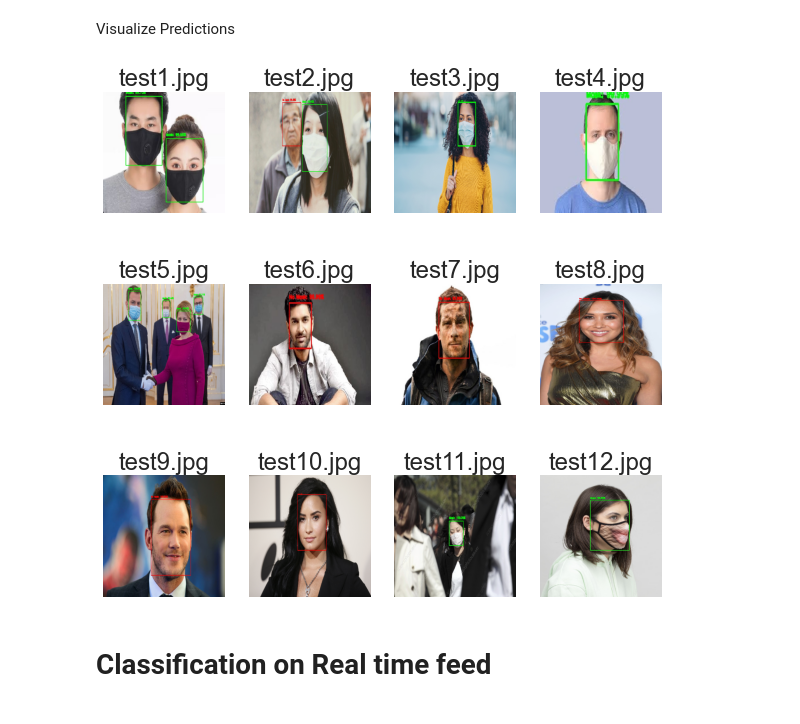
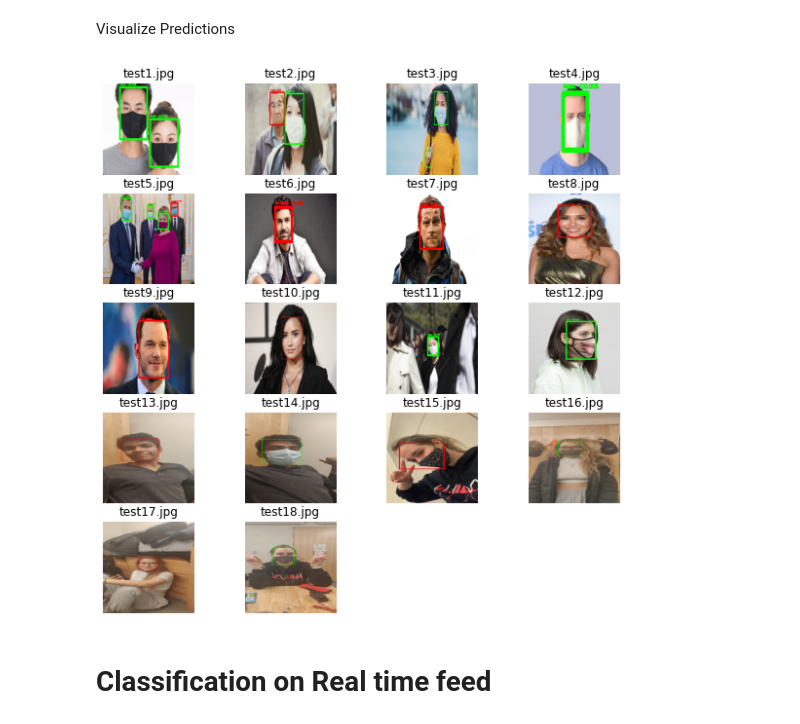
Before and after one commit to shinjinighosh/Mask-Manager, a Jupyter notebook: Medical_Mask_Detection.ipynb, the cells around one changed output. Saved outputs shown, nothing was run; the diff lists cells and outputs as text; code cells hidden in the pictures.

```diff
--- a/Medical_Mask_Detection.ipynb
+++ b/Medical_Mask_Detection.ipynb
@@ -550,13 +554,15 @@ Enter the path:
+# %%
+PATH_FACEDETECTOR = "resnet_ssd_facedetector"
 # %% [markdown]
 Load face detector files and mask classification model
 # %%
 model = "maskdetector.model"
-confidence_min = 0.5
+confidence_min = 0.25
 
 # load face detector model from disk
 print("[INFO] Loading face detector model...")
-prototxtPath = os.path.sep.join([PATH_FACEDETECTOR, "deploy.prototxt"])
-weightsPath = os.path.sep.join([PATH_FACEDETECTOR,"res10_300x300_ssd_iter_140000.caffemodel"])
+prototxtPath = os.path.sep.join([ROOT_DIR, PATH_FACEDETECTOR, "deploy.prototxt"])
+weightsPath = os.path.sep.join([ROOT_DIR, PATH_FACEDETECTOR,"res10_300x300_ssd_iter_140000.caffemodel"])
 net = cv2.dnn.readNet(prototxtPath, weightsPath)
 
 # load the face mask detector model from disk
@@ -568,7 +574,8 @@ model = load_model(model)
 # %% [markdown]
 Load image and construct blob
 # %%
-image = cv2.imread("testing\\test3.jpg")
+temp_path = os.path.sep.join([ROOT_DIR, "testing", "test15.jpg"])
+image = cv2.imread(temp_path)
 original = image.copy()
 (h, w) = image.shape[:2]
 
@@ -630,22 +667,22 @@ cv2.destroyAllWindows()
 # %% [markdown]
 Visualize Predictions
 # %%
-images = [r"C:\Users\madan\Projects\SummerTraining\Project\Medical_Mask_Detection\Output_test\test"+str(i)+".jpg" for i in range(1, 13)]
+images = [ROOT_DIR+"/Output_test/test"+str(i)+".jpg" for i in range(1, num_test_images)]
 
 # Setup the figure
 plt.figure(figsize=(10, 10))
-for i in range(1, 13):
+for i in range(1, num_test_images):
     # Create subplots (5 rows, 5 columns)
-    ax = plt.subplot(3, 4, i)
+    ax = plt.subplot(5, 4, i)
     # Display an image
     plt.imshow(load_img(images[i-1], target_size=(400, 400)))
     # Add the image label as the title
-    plt.title(images[i-1].split("\\")[-1])
+    plt.title(images[i-1].split("/")[-1])
     # Turn the grid lines off
     plt.axis("off")
 plt.savefig("collage.png")
 # %% [output]
-[figure, old version]
+[figure, new version]
 # %% [markdown]
 # Classification on Real time feed
 # %% [markdown]
```
Also changed, not shown: parts of 14 cells of this notebook.
